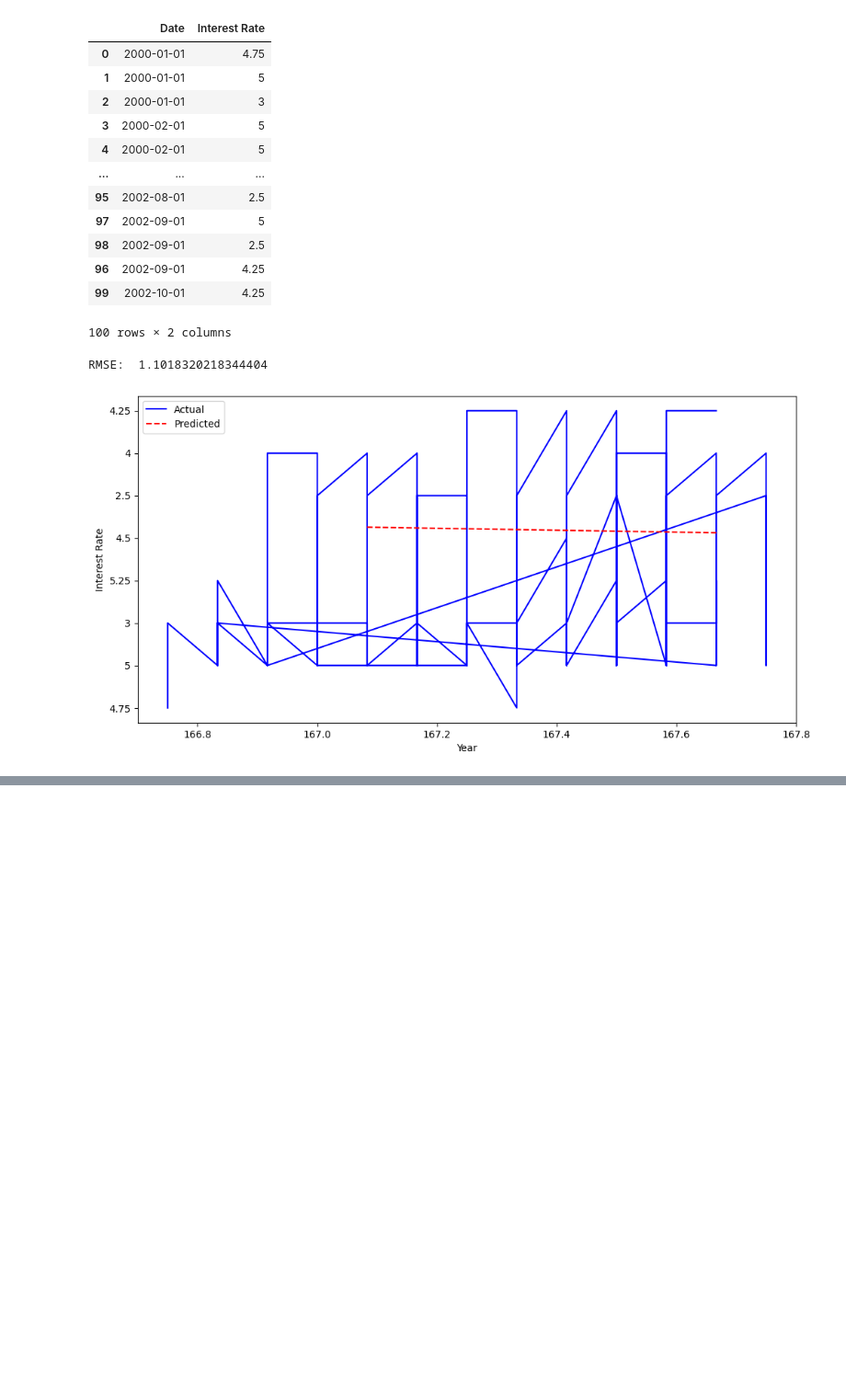
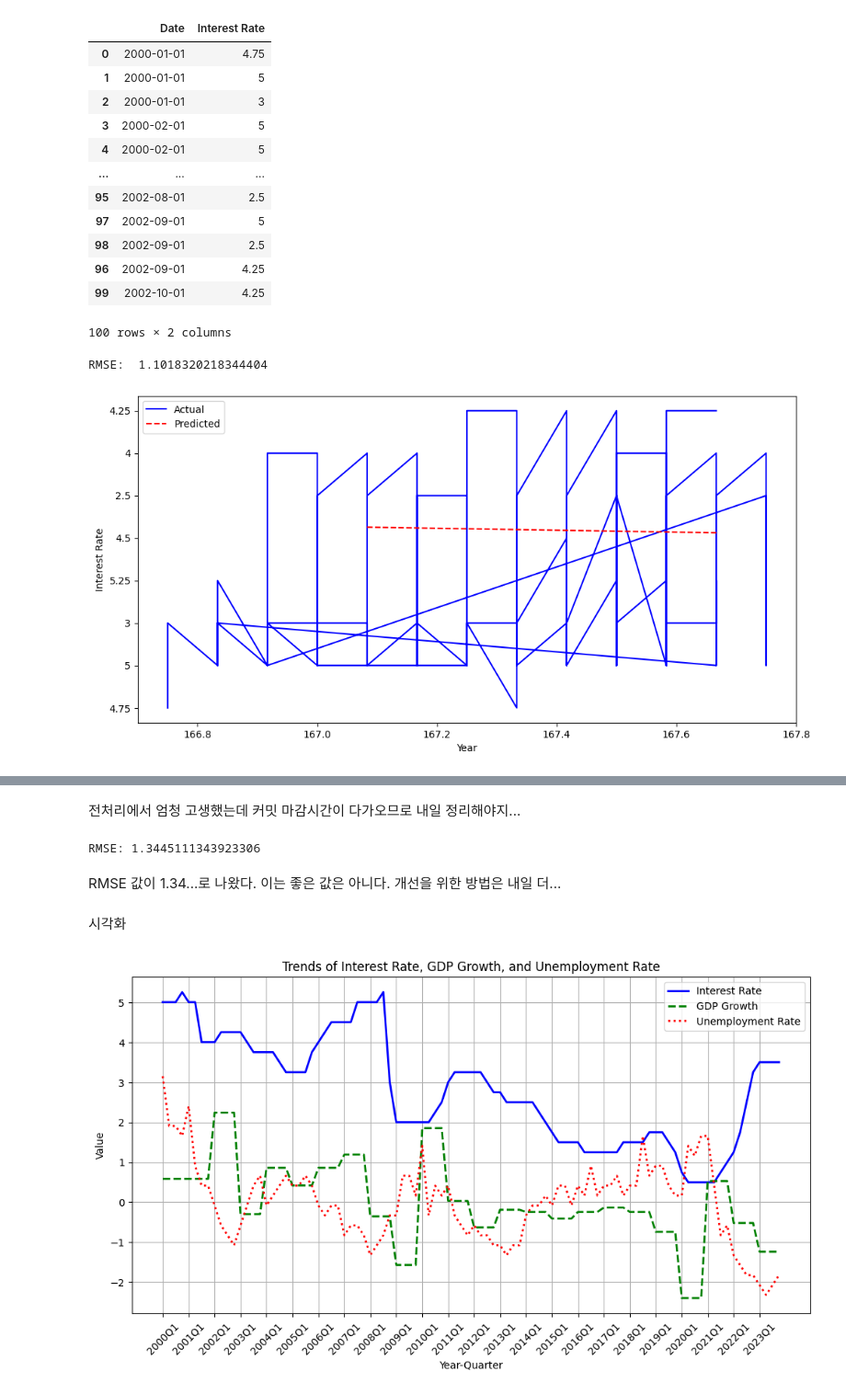
Before and after one commit to JinGunseon/MachineLearning, a Jupyter notebook: InterestRateExpectation.ipynb, the cells around one changed output, grey strips where cells are left out. Shown at 92% size. Saved outputs shown, nothing was run; the diff lists cells and outputs as text; code cells hidden in the pictures; blank space fills up the shorter version.

```diff
--- a/InterestRateExpectation.ipynb
+++ b/InterestRateExpectation.ipynb
@@ -89,0 +282,62 @@ RMSE:  1.1018320218344404
+# %% [markdown]
+전처리에서 엄청 고생했는데 커밋 마감시간이 다가오므로 내일 정리해야지...
+# %%
+from sklearn.model_selection import train_test_split
+from sklearn.linear_model import LinearRegression
+from sklearn.metrics import mean_squared_error
+
+# 입력(X)과 출력(y) 설정
+X = df[['Time', 'GDP Growth', 'Unemployment Rate']]
+y = df['Interest Rate']
+
+# 학습/테스트 데이터 분할
+X_train, X_test, y_train, y_test = train_test_split(X, y, test_size=0.2, shuffle=False)
+
+# 선형 회귀 모델 학습
+model = LinearRegression()
+model.fit(X_train, y_train)
+
+# 예측
+y_pred = model.predict(X_test)
+
+# 성능 평가
+rmse = mean_squared_error(y_test, y_pred)**0.5
+print("RMSE:", rmse)
+# %% [output]
+RMSE: 1.3445111343923306
+# %% [markdown]
+RMSE 값이 1.34...로 나왔다. 이는 좋은 값은 아니다. 개선을 위한 방법은 내일 더...
+# %% [markdown]
+시각화
+# %%
+import matplotlib.pyplot as plt
+
+# 📌 X축 레이블 생성 (2000Q1, 2000Q2, ...)
+df['Year-Quarter'] = df['Quarter']  # 기존 'Quarter' 컬럼을 X축 레이블로 사용
+
+# 📌 그래프 크기 설정
+plt.figure(figsize=(12, 6))
+
+# 📌 금리 그래프
+plt.plot(df['Year-Quarter'], df['Interest Rate'], label='Interest Rate', color='blue', linewidth=2)
+
+# 📌 GDP 성장률 그래프
+plt.plot(df['Year-Quarter'], df['GDP Growth'], label='GDP Growth', color='green', linestyle='dashed', linewidth=2)
+
+# 📌 실업률 그래프
+plt.plot(df['Year-Quarter'], df['Unemployment Rate'], label='Unemployment Rate', color='red', linestyle='dotted', linewidth=2)
+
+# 📌 X축 레이블 조정 (가독성을 위해 일부 레이블만 표시)
+plt.xticks(df['Year-Quarter'][::4], rotation=45)  # 4분기(1년) 단위로 간격 조정하여 표시
+
+# 📌 그래프 설정
+plt.xlabel("Year-Quarter")  # X축 이름을 더 직관적으로 변경
+plt.ylabel("Value")
+plt.title("Trends of Interest Rate, GDP Growth, and Unemployment Rate")
+plt.legend()
+plt.grid(True)
+
+# 📌 그래프 표시
+plt.show()
+# %% [output]
+[figure, added]
```
Also changed, not shown: parts of 10 cells of this notebook.
